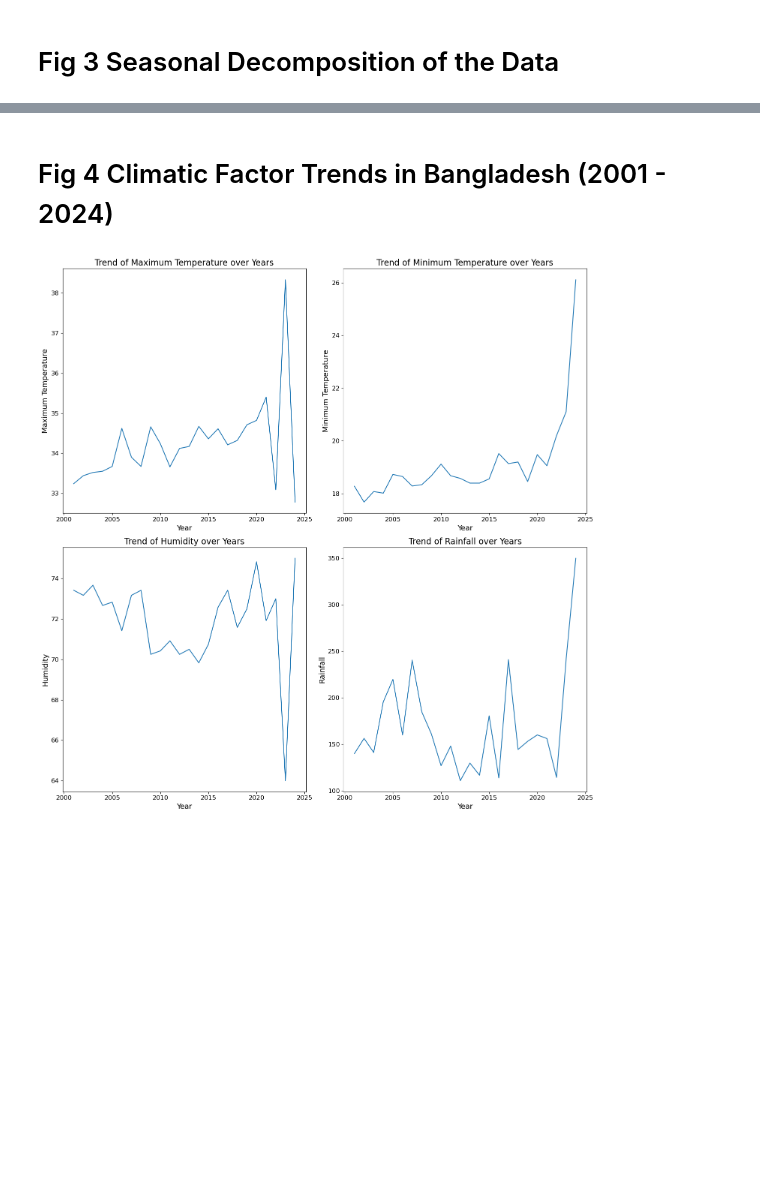
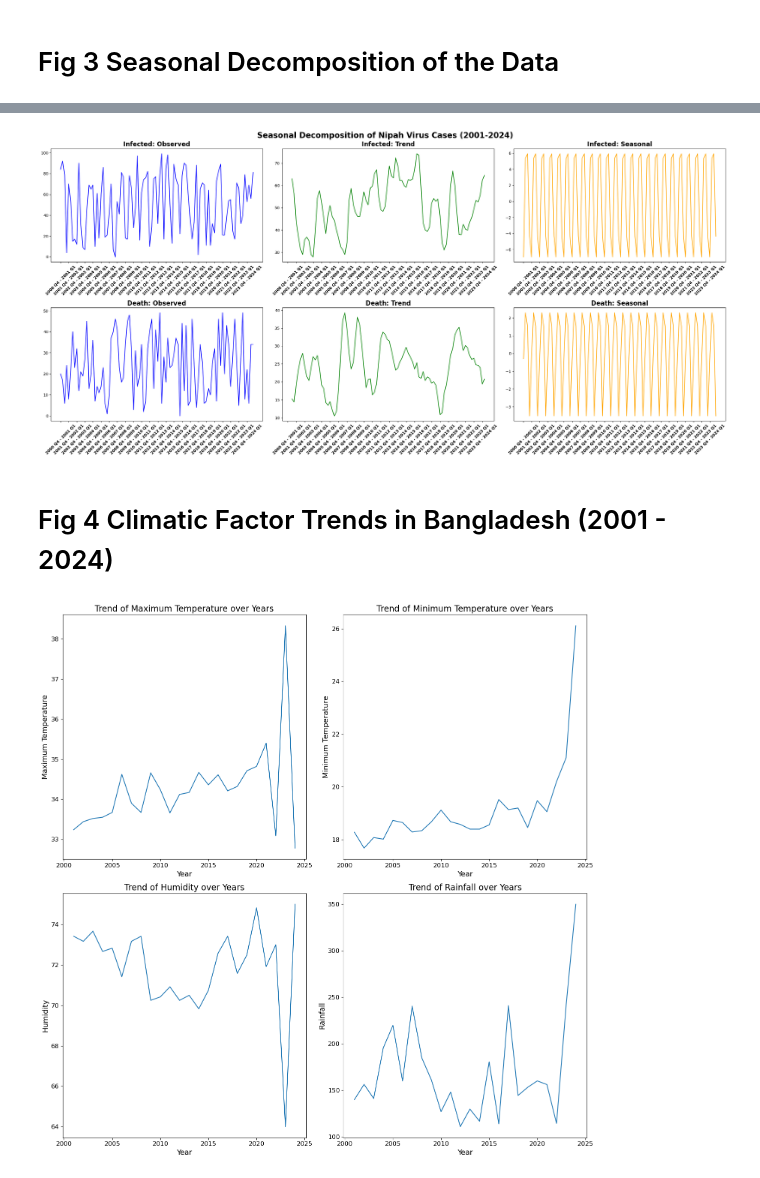
Before and after one commit to awnonbhowmik/NiV-Data-Analysis, a Jupyter notebook: FinalCode.ipynb, the cells around one changed output, grey strips where cells are left out. Cells and saved outputs as stored; diff of their text form; code cells hidden in the pictures; blank space fills up the shorter version.

Commit message:
Seasonal Decomposition Fix

```diff
--- a/FinalCode.ipynb
+++ b/FinalCode.ipynb
@@ -322,3 +256,93 @@ The PostScript backend does not support transparency; partially transparent arti
+# %%
+import pandas as pd
+from statsmodels.tsa.seasonal import seasonal_decompose
+import matplotlib.pyplot as plt
+import numpy as np
+
+# Example time series data for 'Infected' and 'Death' from 2001 to 2024
+# Replace this with your actual data
+date_range = pd.date_range(start="2001-01-01", end="2024-12-31", freq="Q")
+df = pd.DataFrame({
+    "Infected": np.random.randint(0, 100, len(date_range)),  # Replace with your data
+    "Death": np.random.randint(0, 50, len(date_range))  # Replace with your data
+}, index=date_range)
+
+# Check for missing data
+df = df.fillna(0)  # Replace missing values with 0
+
+# Decompose the time series
+decomposition_infected = seasonal_decompose(df["Infected"], model="additive", period=4)
+decomposition_death = seasonal_decompose(df["Death"], model="additive", period=4)
+
+# Generate custom quarter labels for x-axis
+quarters = []
+for year in range(2001, 2025):
+    quarters.extend([f"{year-1} Q4 - {year} Q1", f"{year} Q2", f"{year} Q3", f"{year} Q4"])
+
+# Select specific x-axis ticks for readability (e.g., every Q4-Q1 period)
+tick_indices = [i * 4 for i in range(len(range(2001, 2025)))]  # Every Q4-Q1 label
+tick_labels = [quarters[i] for i in tick_indices]
+
+# Plot the components
+fig, axes = plt.subplots(2, 3, figsize=(25, 12))
+
+# Plot Observed
+axes[0, 0].plot(df.index, df["Infected"], label="Observed", color="blue")
+axes[0, 0].set_title("Infected: Observed", fontsize=16, weight='bold')
+axes[0, 0].set_xticks(df.index[tick_indices])
+axes[0, 0].set_xticklabels(tick_labels, rotation=45, fontsize=10, fontweight='bold')
+axes[0, 0].set_xticklabels(tick_labels, rotation=45, fontsize=10)
+# axes[0, 0].grid(True)
+
+axes[1, 0].plot(df.index, df["Death"], label="Observed", color="blue")
+axes[1, 0].set_title("Death: Observed", fontsize=16, weight='bold')
+axes[1, 0].set_xticks(df.index[tick_indices])
+axes[1, 0].set_xticklabels(tick_labels, rotation=45, fontsize=10, fontweight='bold')
+axes[1, 0].set_xticklabels(tick_labels, rotation=45, fontsize=10)
+# axes[1, 0].grid(True)
+
+# Plot Trend
+axes[0, 1].plot(df.index, decomposition_infected.trend, label="Trend", color="green")
+axes[0, 1].set_title("Infected: Trend", fontsize=16, weight='bold')
+axes[0, 1].set_xticks(df.index[tick_indices])
+axes[0, 1].set_xticklabels(tick_labels, rotation=45, fontsize=10, fontweight='bold')
+axes[0, 1].set_xticklabels(tick_labels, rotation=45, fontsize=10)
+# axes[0, 1].grid(True)
+
+axes[1, 1].plot(df.index, decomposition_death.trend, label="Trend", color="green")
+axes[1, 1].set_title("Death: Trend", fontsize=16, weight='bold')
+axes[1, 1].set_xticks(df.index[tick_indices])
+axes[1, 1].set_xticklabels(tick_labels, rotation=45, fontsize=10, fontweight='bold')
+axes[1, 1].set_xticklabels(tick_labels, rotation=45, fontsize=10)
+# axes[1, 1].grid(True)
+
+# Plot Seasonal
+axes[0, 2].plot(df.index, decomposition_infected.seasonal, label="Seasonal", color="orange")
+axes[0, 2].set_title("Infected: Seasonal", fontsize=16, weight='bold')
+axes[0, 2].set_xticks(df.index[tick_indices])
+axes[0, 2].set_xticklabels(tick_labels, rotation=45, fontsize=10, fontweight='bold')
+axes[0, 2].set_xticklabels(tick_labels, rotation=45, fontsize=10)
+# axes[0, 2].grid(True)
+
+axes[1, 2].plot(df.index, decomposition_death.seasonal, label="Seasonal", color="orange")
+axes[1, 2].set_title("Death: Seasonal", fontsize=16, weight='bold')
+axes[1, 2].set_xticks(df.index[tick_indices])
+axes[1, 2].set_xticklabels(tick_labels, rotation=45, fontsize=10, fontweight='bold')
+axes[1, 2].set_xticklabels(tick_labels, rotation=45, fontsize=10)
+# axes[1, 2].grid(True)
+
+# Add a common title
+fig.suptitle("Seasonal Decomposition of Nipah Virus Cases (2001-2024)", fontsize=20, weight='bold')
+
+# Adjust the layout
+plt.tight_layout()
+
+# Save the plot as PNG for PDF
+plt.savefig('imagesFinal/nipah_seasonal_decomposition.png', dpi=220, format='png', bbox_inches='tight')
+
+plt.show()
+# %% [output]
+[figure, added]
 # %% [markdown]
 # Fig 4 Climatic Factor Trends in Bangladesh (2001 - 2024)
 # %%
```
Also changed, not shown: parts of 1 cell of this notebook, 4 other files.
